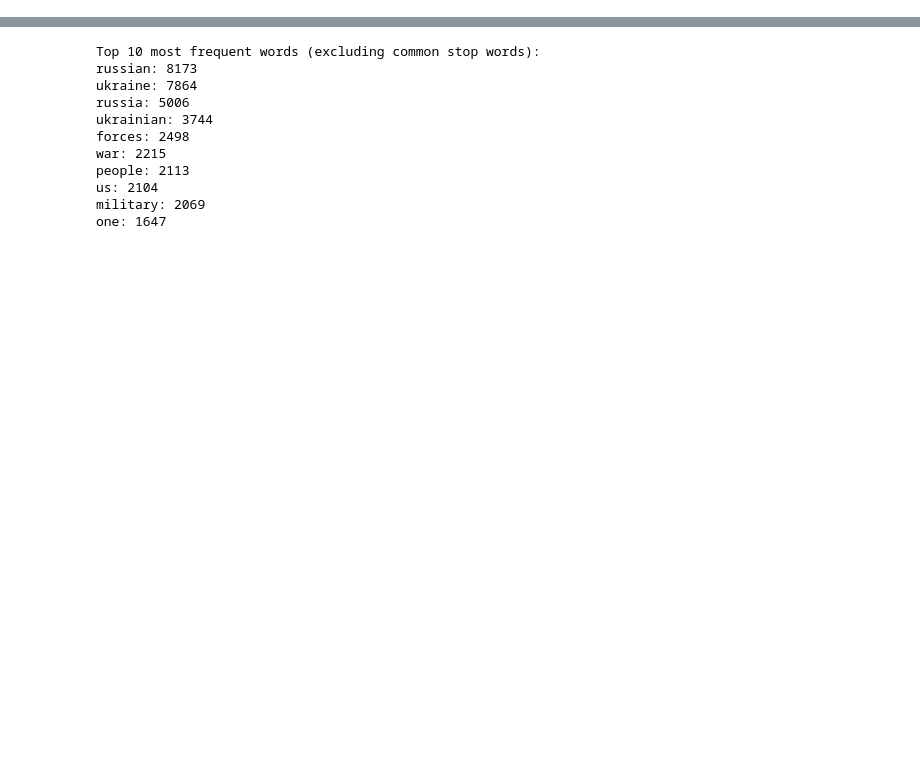
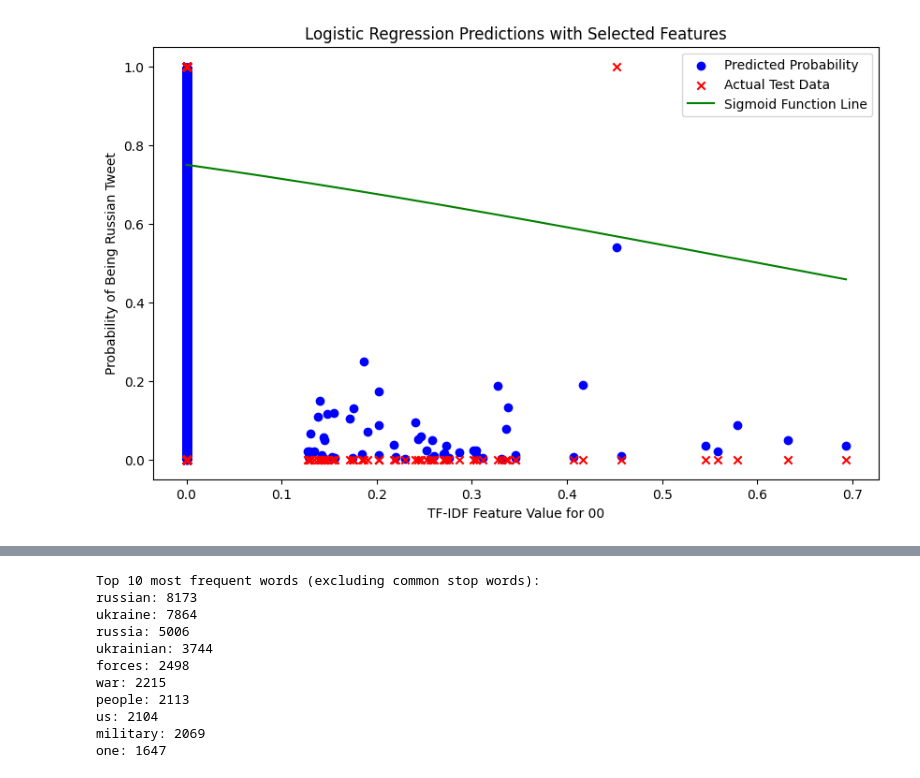
Before and after one commit to itslarisschen/NLP_Final_Exam, a Jupyter notebook: Logistic_Naive_Bayes.ipynb, the cells around one changed output, grey strips where cells are left out. Drawn from its saved outputs; the diff is of its cells as text; code cells hidden in the pictures; blank space fills up the shorter version.

```diff
--- a/Logistic_Naive_Bayes.ipynb
+++ b/Logistic_Naive_Bayes.ipynb
@@ -224,0 +115,41 @@ weighted avg       0.83      0.83      0.82      7866
+# %%
+
+# Define sigmoid function
+def sigmoid(z):
+    return 1 / (1 + np.exp(-z))
+
+# Visualize with a selected feature from TF-IDF features
+x_feat_index = 0
+x_feat = vect_comb.get_feature_names_out()[x_feat_index]
+
+# Extract the feature for visualization
+X_test_feat = X_test_tfidf[:, x_feat_index].toarray().ravel()
+
+# Generate a range of x values and compute corresponding y values (probability)
+x_range = np.linspace(X_test_feat.min(), X_test_feat.max(), 300)
+
+# Create an input matrix with the mean values for all features except the selected one
+X_range_matrix = np.zeros((len(x_range), X_test_tfidf.shape[1]))
+X_range_matrix[:, x_feat_index] = x_range
+
+# Compute z values (decision function) for this range
+z_range = np.dot(X_range_matrix, model.coef_.T) + model.intercept_
+
+# Apply the sigmoid function to these z values to get probabilities
+y_range_proba = sigmoid(z_range).ravel()
+
+# Making predictions on the test set with selected features
+y_pred_proba = model.predict_proba(X_test_tfidf)[:, 1]
+
+# Visualize the sigmoid function for the test data with selected features
+plt.figure(figsize=(10, 6))
+plt.scatter(X_test_feat, y_pred_proba, color='blue', label='Predicted Probability')
+plt.scatter(X_test_feat, y_test, color='red', marker='x', label='Actual Test Data')
+plt.plot(x_range, y_range_proba, color='green', label='Sigmoid Function Line')
+plt.title('Logistic Regression Predictions with Selected Features')
+plt.xlabel(f'TF-IDF Feature Value for {x_feat}')
+plt.ylabel('Probability of Being Russian Tweet')
+plt.legend()
+plt.show()
+# %% [output]
+[figure, added]
```
Also changed, not shown: parts of 6 cells of this notebook, 4 other files.
